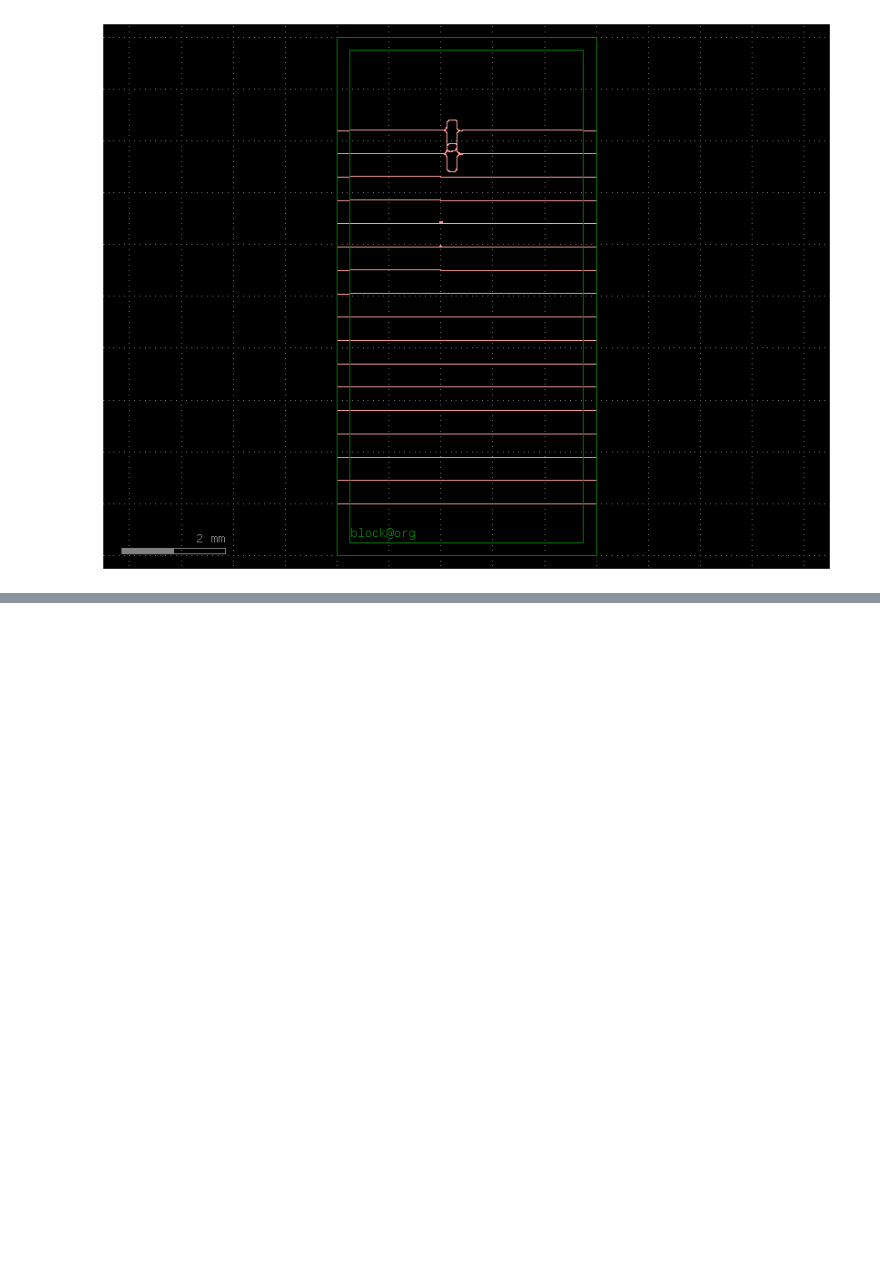
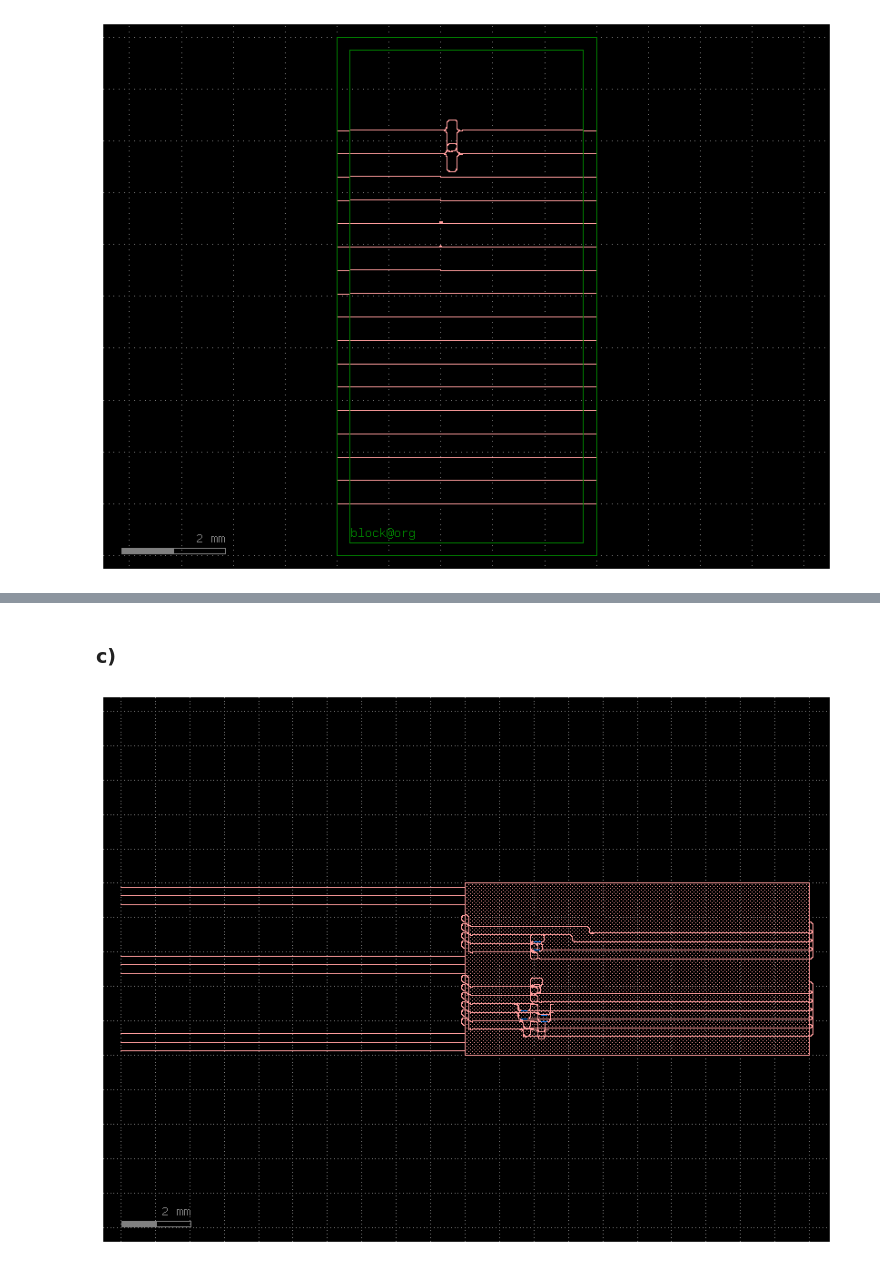
Before and after one commit to antpial/cifoin-lab4, a Jupyter notebook: LAYOUT_Student.ipynb, the cells around one changed output, grey strips where cells are left out. Saved outputs shown, nothing was run; the diff lists cells and outputs as text; code cells hidden in the pictures; blank space fills up the shorter version.

```diff
--- a/LAYOUT_Student.ipynb
+++ b/LAYOUT_Student.ipynb
@@ -460,0 +542,33 @@ m.plot()
+# %% [markdown]
+### c)
+# %%
+@gf.cell
+def final_layout():
+    m = gf.Component()
+    die = m << my_die()
+
+    wg_p = [0, 1, 2, 9, 10, 11, 17, 18, 19]
+    for p in wg_p:
+        gf.routing.route_single(m, die.ports[f"in_{p}"], die.ports[f"out_{p}"], cross_section=xs, allow_width_mismatch=True)
+
+    comps = [mzi1(150), mzi1(250), mzi2(150), mzi2(250), ring1(50), ring1(100),
+             ring2(50), ring2(100), gf.components.straight(length=1000, cross_section=xs),
+             gf.components.straight(length=1500, cross_section=xs)]
+
+    free = [p for p in range(20) if p not in wg_p]
+
+    for i, c in enumerate(comps):
+        idx = free[i]
+        ref = m.add_ref(c).dmovex(2000).dmovey(idx * 250)
+
+        pi = [p for p in ref.ports if p.orientation == 180][0]
+        po = [p for p in ref.ports if p.orientation == 0][0]
+
+        gf.routing.route_single(m, die.ports[f"in_{idx}"], pi, cross_section=xs, allow_width_mismatch=True)
+        gf.routing.route_single(m, po, die.ports[f"out_{idx}"], cross_section=xs, allow_width_mismatch=True)
+
+    return m
+
+final_layout().plot()
+# %% [output]
+[figure, added]
```
Also changed, not shown: parts of 16 cells of this notebook.
